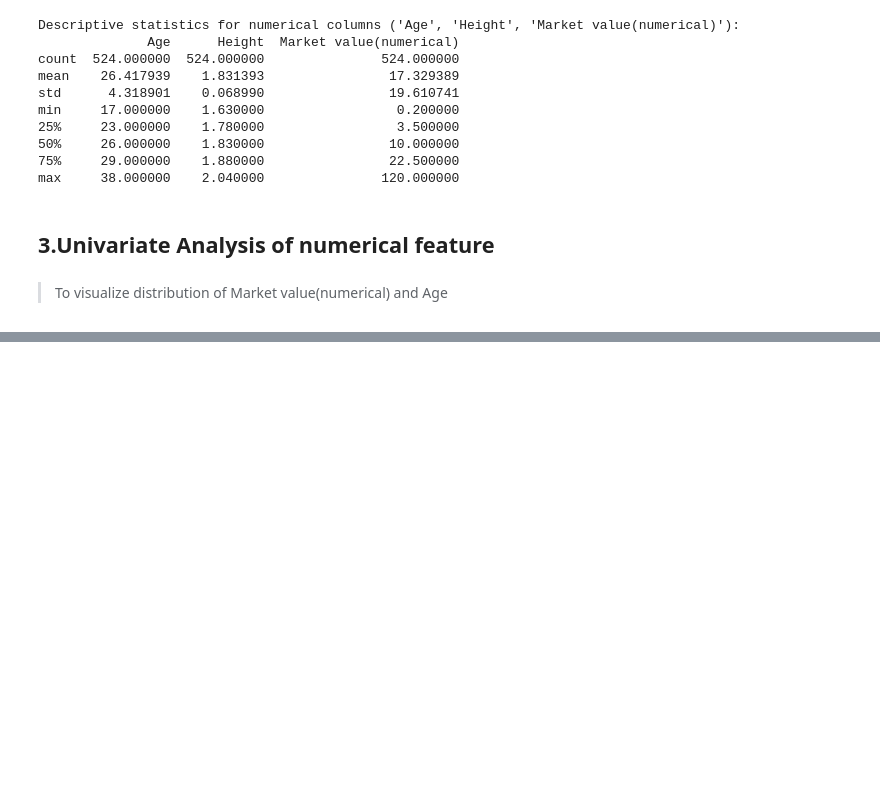
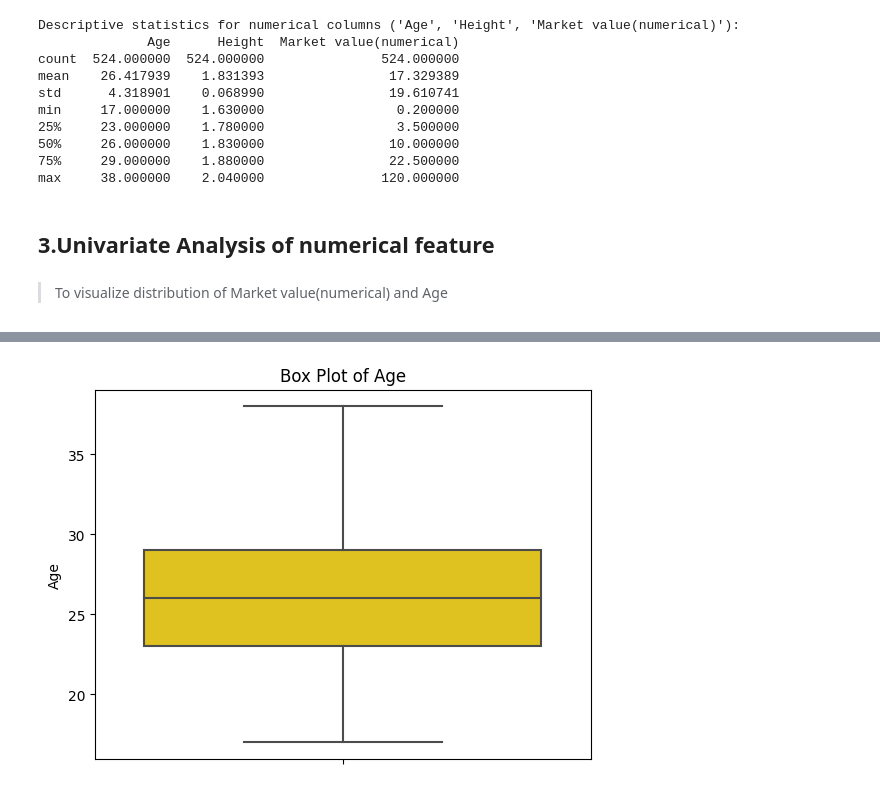
Before and after one commit to N-Garai/Premier-league-players-values-2021, a Jupyter notebook: Players'_value_2021.ipynb, the cells around one changed output, grey strips where cells are left out. Cells and saved outputs as stored; diff of their text form; code cells hidden in the pictures; blank space fills up the shorter version.

```diff
--- a/Players'_value_2021.ipynb
+++ b/Players'_value_2021.ipynb
@@ -242,0 +272,8 @@ max     38.000000    2.040000               120.000000
+# %%
+# Plot : Box plot for Age
+sns.boxplot(y=df['Age'], color='gold')
+plt.title('Box Plot of Age')
+plt.ylabel('Age')
+plt.show()
+# %% [output]
+[figure, added]
```
Also changed, not shown: parts of 12 cells of this notebook.
